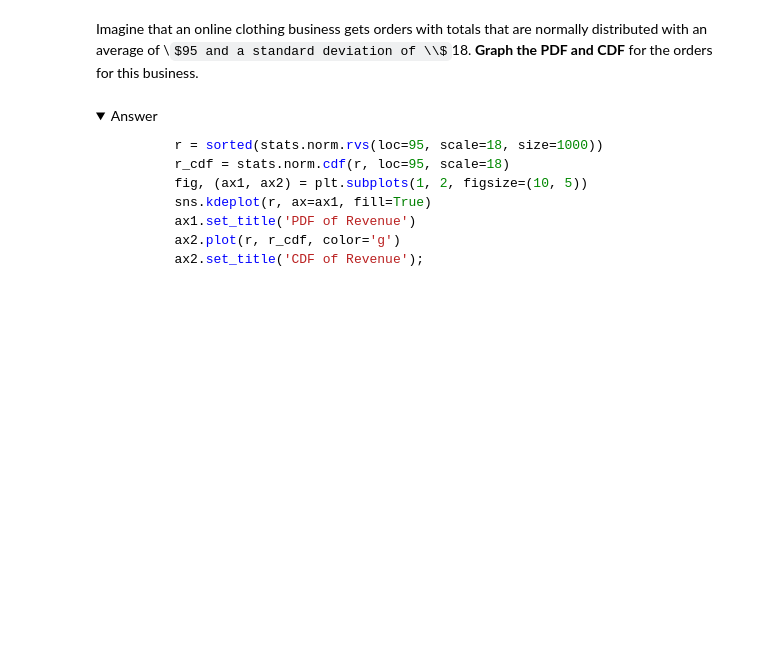
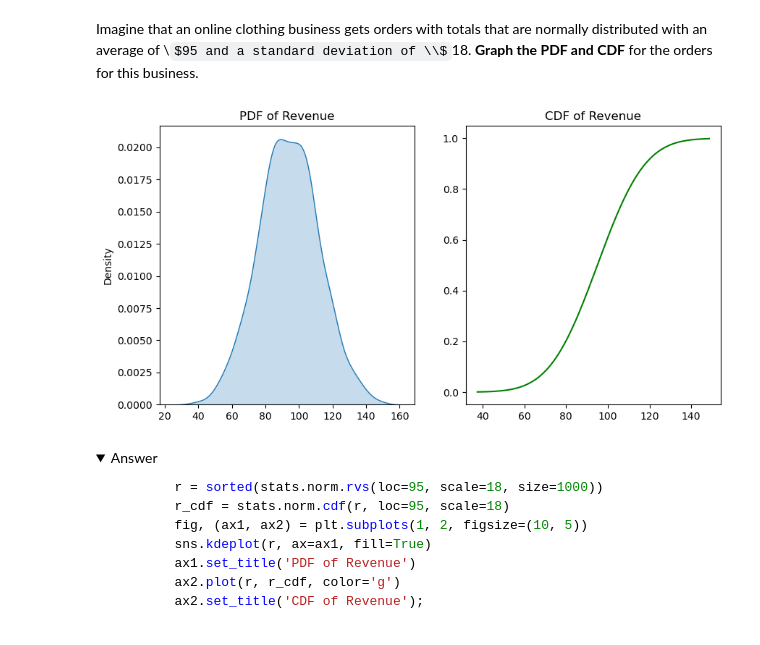
Before and after one commit to gloriapintado/NYC-DS-080723, a Jupyter notebook: Statistical_Distributions_Sampling.ipynb, the cells around one changed output. Drawn from its saved outputs; the diff is of its cells as text; code cells hidden in the pictures; folded sections open; some formulas as TeX source; blank space fills up the shorter version.

```diff
--- a/Statistical_Distributions_Sampling.ipynb
+++ b/Statistical_Distributions_Sampling.ipynb
@@ -642,3 +708,14 @@ Imagine that an online clothing business gets orders with totals that are normal
+# %%
+# Your code here
+r = sorted(stats.norm.rvs(loc=95, scale=18, size=1000))
+r_cdf = stats.norm.cdf(r, loc=95, scale=18)
+fig, (ax1, ax2) = plt.subplots(1, 2, figsize=(10, 5))
+sns.kdeplot(r, ax=ax1, fill=True)
+ax1.set_title('PDF of Revenue')
+ax2.plot(r, r_cdf, color='g')
+ax2.set_title('CDF of Revenue');
+# %% [output]
+[figure, added]
 # %% [markdown]
 <details>
     <summary>Answer</summary>
```
Also changed, not shown: parts of 23 cells of this notebook.
